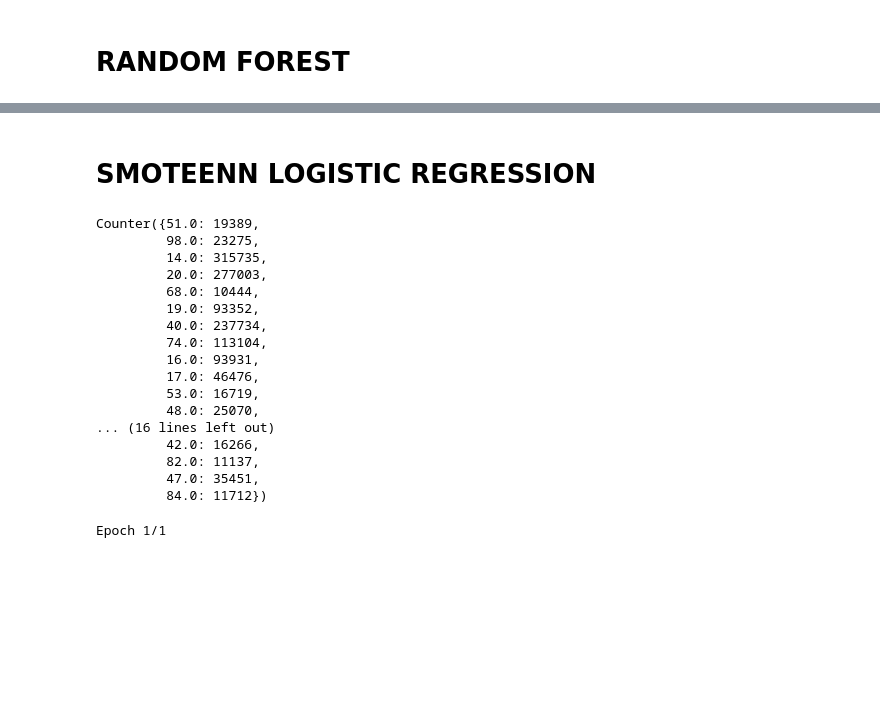
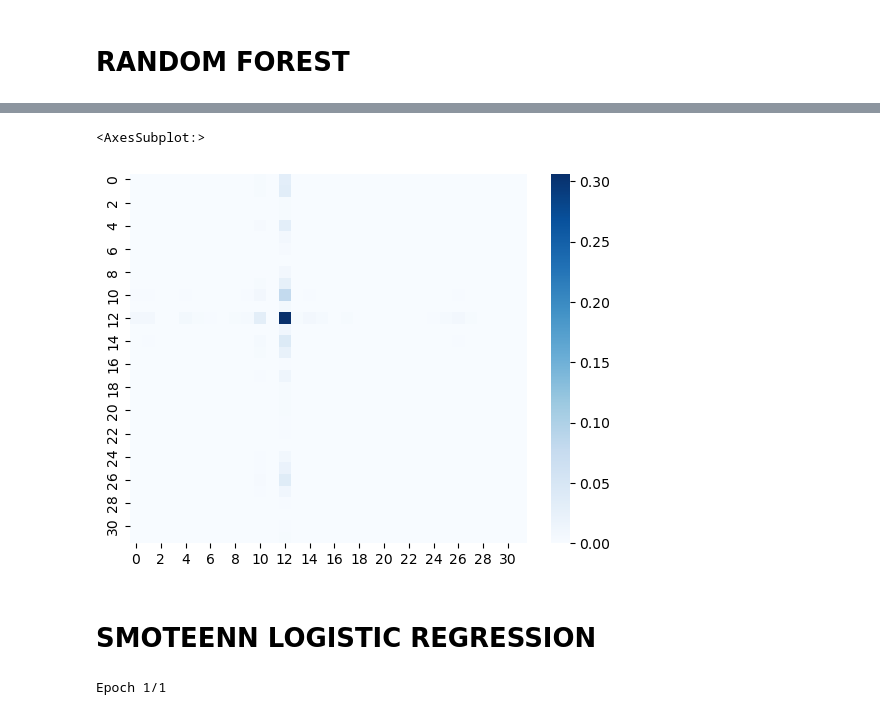
Before and after one commit to chojunhyun94/Parking_Violations_NYC, a Jupyter notebook: Notebooks/parking_violations_ml.ipynb, the cells around one changed output, grey strips where cells are left out. Saved outputs shown, nothing was run; the diff lists cells and outputs as text; code cells hidden in the pictures; blank space fills up the shorter version.

Commit message:
modified random forest code

```diff
--- a/Notebooks/parking_violations_ml.ipynb
+++ b/Notebooks/parking_violations_ml.ipynb
@@ -343,3 +345,7 @@ def batch_loader(X, y, batch_size):
+# %%
+def batch_loader(data, batch_size):
+    for i in range(0, len(data), batch_size):
+        yield data[i:i + batch_size]
 # %% [markdown]
 # LOGISTIC REGRESSION
 # %%
@@ -411,23 +402,22 @@ from sklearn.model_selection import train_test_split
 
 
 x_cols = [i for i in filtered_df.columns if i not in ('Violation Code')]
-X, y = filtered_df[x_cols], filtered_df['Violation Code']
+X = filtered_df[x_cols]
+y = filtered_df['Violation Code']
+
 
 X_train, X_test, y_train, y_test = train_test_split(X, y, random_state=78)
 batch_size = 10**4
-batch_gen = batch_loader(X_train, y_train, batch_size)
+batch_gen = batch_loader(X_train, batch_size)
 
-for X_batch, y_batch in batch_gen:
-    scaler = StandardScaler()
-    X_scaler = scaler.fit(X_batch)
-    y_scaler = scaler.fit(y_batch)
+scaler = StandardScaler()
+rf_model = RandomForestClassifier(n_estimators=50, random_state=78)
 
-    X_train_scaled = X_scaler.transform(X_batch)
-    y_train_scaled = y_scaler.transform(y_batch)
-    X_test_scaled = X_scaler.transform(X_test)
 
-    rf_model = RandomForestClassifier(warm_start = True, n_estimators=128, random_state=78)
+for batch in batch_gen:
+    X = scaler.fit_transform(batch[x_cols])
+    y = y_train[:len(batch)]
+    rf_model.fit(X, y)
 
-    rf_model = rf_model.fit(X_train_scaled, y_train_scaled)
-
-predictions = rf_model.predict(X_test_scaled)
+X_test_scaled = scaler.transform(X_test)
+y_pred = rf_model.predict(X_test_scaled)
@@ -440,16 +426,13 @@ from sklearn.metrics import confusion_matrix, balanced_accuracy_score
 from imblearn.metrics import classification_report_imbalanced
 
 # Calculating the confusion matrix.
-cm = confusion_matrix(y_test, predictions)
+cm = confusion_matrix(y_test, y_pred)
 
-# Create a DataFrame from the confusion matrix.
-cm_df = pd.DataFrame(
-    cm, index=["Actual 0", "Actual 1"], columns=["Predicted 0", "Predicted 1"])
 
 # Displaying results
 print("Confusion Matrix")
-display(cm_df)
-acc_score = balanced_accuracy_score(y_test, predictions)
+display(cm)
+acc_score = balanced_accuracy_score(y_test, y_pred)
 print(f"Accuracy Score : {acc_score}")
 print("Classification Report")
-print(classification_report(y_test, predictions))
+print(classification_report_imbalanced(y_test, y_pred))
@@ -456,23 +465,10 @@ print(classification_report(y_test, predictions))
+# %%
+import seaborn as sns
+import numpy as np
+sns.heatmap(cm/np.sum(cm), annot=False,
+            fmt='.2%', cmap='Blues')
+# %% [output]
+<AxesSubplot:>
+[figure, added]
 # %% [markdown]
 # SMOTEENN LOGISTIC REGRESSION
-# %%
-from collections import Counter
-Counter(filtered_df['Violation Code'])
-# %% [output]
-Counter({51.0: 19389,
-         98.0: 23275,
-         14.0: 315735,
-         20.0: 277003,
-         68.0: 10444,
-         19.0: 93352,
-         40.0: 237734,
-         74.0: 113104,
-         16.0: 93931,
-         17.0: 46476,
-         53.0: 16719,
-         48.0: 25070,
-... (16 lines left out)
-         42.0: 16266,
-         82.0: 11137,
-         47.0: 35451,
-         84.0: 11712})
```
Also changed, not shown: parts of 10 cells of this notebook, 1 other file.
